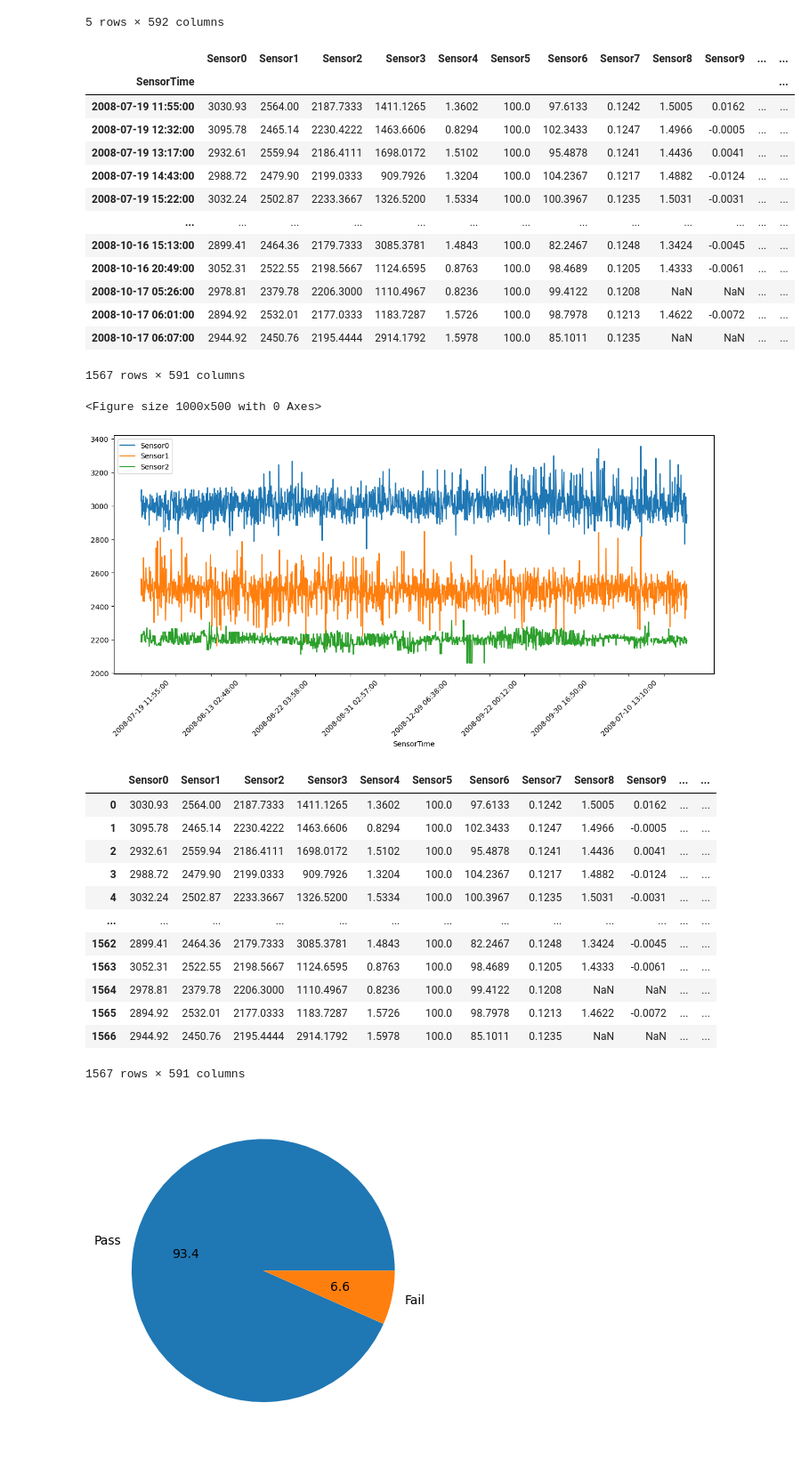
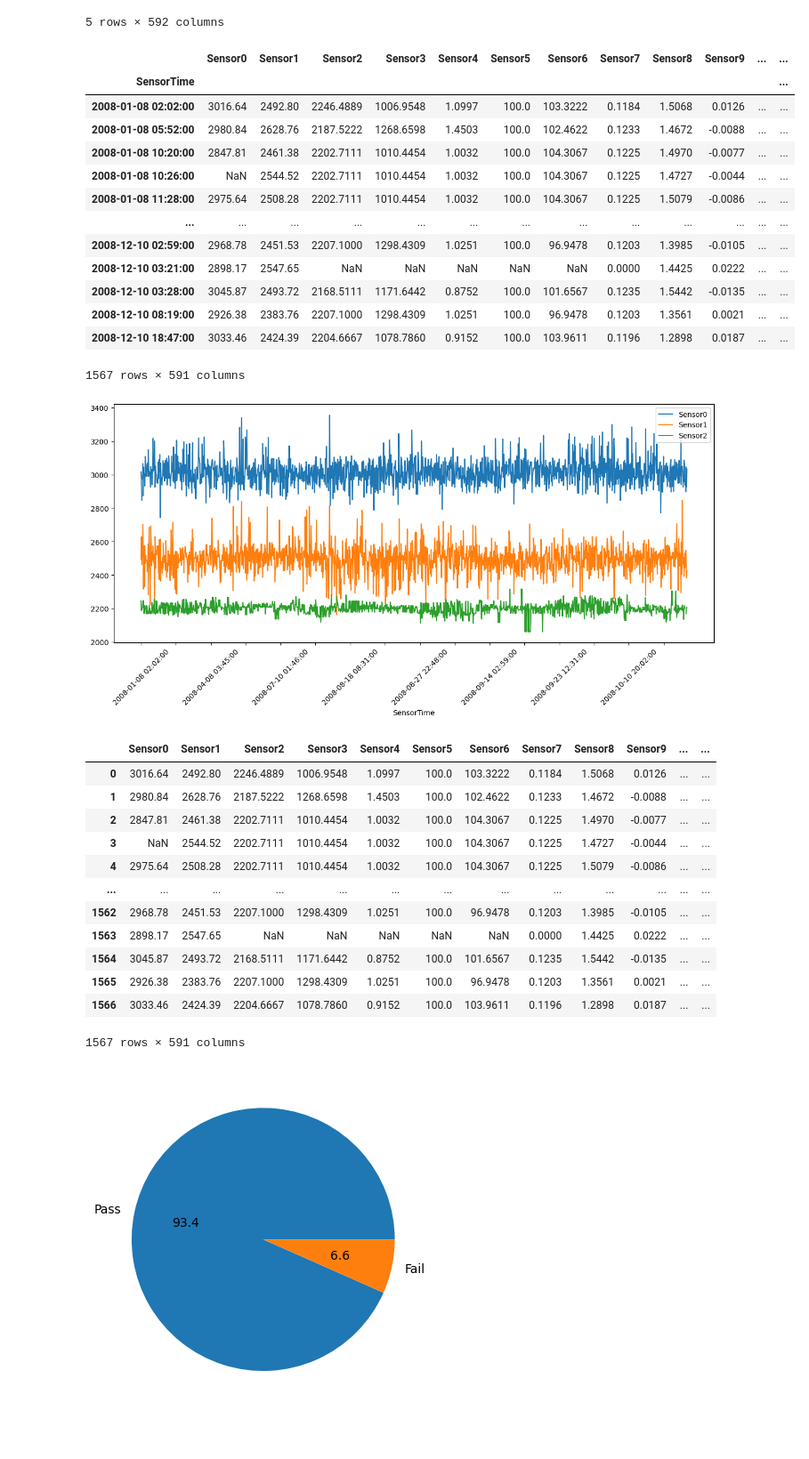
Before and after one commit to skameju/semiconductor, a Jupyter notebook: 캡스톤디자인.ipynb, the cells around one changed output. Shown at 89% size. Saved outputs shown, nothing was run; the diff lists cells and outputs as text; code cells hidden in the pictures.

```diff
--- a/캡스톤디자인.ipynb
+++ b/캡스톤디자인.ipynb
@@ -22,25 +22,24 @@ df.tail() # 마지막 5개 행 확인
 5 rows × 592 columns
 # %%
 import matplotlib.pyplot as plt
-plt.figure(figsize = (10, 5))
 df_1 = df.set_index('SensorTime')
+df_1 = df_1.sort_index(ascending = True)
 df_1
 # %% [output]
 |  | Sensor0 | Sensor1 | Sensor2 | Sensor3 | Sensor4 | Sensor5 | Sensor6 | Sensor7 | Sensor8 | Sensor9 | ... | ... |
 | SensorTime |  |  |  |  |  |  |  |  |  |  |  | ... |
-| 2008-07-19 11:55:00 | 3030.93 | 2564.00 | 2187.7333 | 1411.1265 | 1.3602 | 100.0 | 97.6133 | 0.1242 | 1.5005 | 0.0162 | ... | ... |
-| 2008-07-19 12:32:00 | 3095.78 | 2465.14 | 2230.4222 | 1463.6606 | 0.8294 | 100.0 | 102.3433 | 0.1247 | 1.4966 | -0.0005 | ... | ... |
-| 2008-07-19 13:17:00 | 2932.61 | 2559.94 | 2186.4111 | 1698.0172 | 1.5102 | 100.0 | 95.4878 | 0.1241 | 1.4436 | 0.0041 | ... | ... |
-| 2008-07-19 14:43:00 | 2988.72 | 2479.90 | 2199.0333 | 909.7926 | 1.3204 | 100.0 | 104.2367 | 0.1217 | 1.4882 | -0.0124 | ... | ... |
-| 2008-07-19 15:22:00 | 3032.24 | 2502.87 | 2233.3667 | 1326.5200 | 1.5334 | 100.0 | 100.3967 | 0.1235 | 1.5031 | -0.0031 | ... | ... |
+| 2008-01-08 02:02:00 | 3016.64 | 2492.80 | 2246.4889 | 1006.9548 | 1.0997 | 100.0 | 103.3222 | 0.1184 | 1.5068 | 0.0126 | ... | ... |
+| 2008-01-08 05:52:00 | 2980.84 | 2628.76 | 2187.5222 | 1268.6598 | 1.4503 | 100.0 | 102.4622 | 0.1233 | 1.4672 | -0.0088 | ... | ... |
+| 2008-01-08 10:20:00 | 2847.81 | 2461.38 | 2202.7111 | 1010.4454 | 1.0032 | 100.0 | 104.3067 | 0.1225 | 1.4970 | -0.0077 | ... | ... |
+| 2008-01-08 10:26:00 | NaN | 2544.52 | 2202.7111 | 1010.4454 | 1.0032 | 100.0 | 104.3067 | 0.1225 | 1.4727 | -0.0044 | ... | ... |
+| 2008-01-08 11:28:00 | 2975.64 | 2508.28 | 2202.7111 | 1010.4454 | 1.0032 | 100.0 | 104.3067 | 0.1225 | 1.5079 | -0.0086 | ... | ... |
 | ... | ... | ... | ... | ... | ... | ... | ... | ... | ... | ... | ... | ... |
-| 2008-10-16 15:13:00 | 2899.41 | 2464.36 | 2179.7333 | 3085.3781 | 1.4843 | 100.0 | 82.2467 | 0.1248 | 1.3424 | -0.0045 | ... | ... |
-| 2008-10-16 20:49:00 | 3052.31 | 2522.55 | 2198.5667 | 1124.6595 | 0.8763 | 100.0 | 98.4689 | 0.1205 | 1.4333 | -0.0061 | ... | ... |
-| 2008-10-17 05:26:00 | 2978.81 | 2379.78 | 2206.3000 | 1110.4967 | 0.8236 | 100.0 | 99.4122 | 0.1208 | NaN | NaN | ... | ... |
-| 2008-10-17 06:01:00 | 2894.92 | 2532.01 | 2177.0333 | 1183.7287 | 1.5726 | 100.0 | 98.7978 | 0.1213 | 1.4622 | -0.0072 | ... | ... |
-| 2008-10-17 06:07:00 | 2944.92 | 2450.76 | 2195.4444 | 2914.1792 | 1.5978 | 100.0 | 85.1011 | 0.1235 | NaN | NaN | ... | ... |
+| 2008-12-10 02:59:00 | 2968.78 | 2451.53 | 2207.1000 | 1298.4309 | 1.0251 | 100.0 | 96.9478 | 0.1203 | 1.3985 | -0.0105 | ... | ... |
+| 2008-12-10 03:21:00 | 2898.17 | 2547.65 | NaN | NaN | NaN | NaN | NaN | 0.0000 | 1.4425 | 0.0222 | ... | ... |
+| 2008-12-10 03:28:00 | 3045.87 | 2493.72 | 2168.5111 | 1171.6442 | 0.8752 | 100.0 | 101.6567 | 0.1235 | 1.5442 | -0.0135 | ... | ... |
+| 2008-12-10 08:19:00 | 2926.38 | 2383.76 | 2207.1000 | 1298.4309 | 1.0251 | 100.0 | 96.9478 | 0.1203 | 1.3561 | 0.0021 | ... | ... |
+| 2008-12-10 18:47:00 | 3033.46 | 2424.39 | 2204.6667 | 1078.7860 | 0.9152 | 100.0 | 103.9611 | 0.1196 | 1.2898 | 0.0187 | ... | ... |
 1567 rows × 591 columns
-<Figure size 1000x500 with 0 Axes>
 # %%
 import numpy as np
 ax = df_1.plot(y = ['Sensor0', 'Sensor1', 'Sensor2'], figsize = (15, 6))
@@ -49,23 +48,23 @@ ax.set_xticks(np.arange(0, total_len + 1, 100))
 plt.xticks(rotation = 45)
 plt.show()
 # %% [output]
-[figure, old version]
+[figure, new version]
 # %%
-data = df.drop(columns = ['SensorTime'])
+data = df_1.reset_index(drop=True)
 data # SensorTime 지운 후 data 확인
 # %% [output]
 |  | Sensor0 | Sensor1 | Sensor2 | Sensor3 | Sensor4 | Sensor5 | Sensor6 | Sensor7 | Sensor8 | Sensor9 | ... | ... |
-| 0 | 3030.93 | 2564.00 | 2187.7333 | 1411.1265 | 1.3602 | 100.0 | 97.6133 | 0.1242 | 1.5005 | 0.0162 | ... | ... |
-| 1 | 3095.78 | 2465.14 | 2230.4222 | 1463.6606 | 0.8294 | 100.0 | 102.3433 | 0.1247 | 1.4966 | -0.0005 | ... | ... |
-| 2 | 2932.61 | 2559.94 | 2186.4111 | 1698.0172 | 1.5102 | 100.0 | 95.4878 | 0.1241 | 1.4436 | 0.0041 | ... | ... |
-| 3 | 2988.72 | 2479.90 | 2199.0333 | 909.7926 | 1.3204 | 100.0 | 104.2367 | 0.1217 | 1.4882 | -0.0124 | ... | ... |
-| 4 | 3032.24 | 2502.87 | 2233.3667 | 1326.5200 | 1.5334 | 100.0 | 100.3967 | 0.1235 | 1.5031 | -0.0031 | ... | ... |
+| 0 | 3016.64 | 2492.80 | 2246.4889 | 1006.9548 | 1.0997 | 100.0 | 103.3222 | 0.1184 | 1.5068 | 0.0126 | ... | ... |
+| 1 | 2980.84 | 2628.76 | 2187.5222 | 1268.6598 | 1.4503 | 100.0 | 102.4622 | 0.1233 | 1.4672 | -0.0088 | ... | ... |
+| 2 | 2847.81 | 2461.38 | 2202.7111 | 1010.4454 | 1.0032 | 100.0 | 104.3067 | 0.1225 | 1.4970 | -0.0077 | ... | ... |
+| 3 | NaN | 2544.52 | 2202.7111 | 1010.4454 | 1.0032 | 100.0 | 104.3067 | 0.1225 | 1.4727 | -0.0044 | ... | ... |
+| 4 | 2975.64 | 2508.28 | 2202.7111 | 1010.4454 | 1.0032 | 100.0 | 104.3067 | 0.1225 | 1.5079 | -0.0086 | ... | ... |
 | ... | ... | ... | ... | ... | ... | ... | ... | ... | ... | ... | ... | ... |
-| 1562 | 2899.41 | 2464.36 | 2179.7333 | 3085.3781 | 1.4843 | 100.0 | 82.2467 | 0.1248 | 1.3424 | -0.0045 | ... | ... |
-| 1563 | 3052.31 | 2522.55 | 2198.5667 | 1124.6595 | 0.8763 | 100.0 | 98.4689 | 0.1205 | 1.4333 | -0.0061 | ... | ... |
-| 1564 | 2978.81 | 2379.78 | 2206.3000 | 1110.4967 | 0.8236 | 100.0 | 99.4122 | 0.1208 | NaN | NaN | ... | ... |
-| 1565 | 2894.92 | 2532.01 | 2177.0333 | 1183.7287 | 1.5726 | 100.0 | 98.7978 | 0.1213 | 1.4622 | -0.0072 | ... | ... |
-| 1566 | 2944.92 | 2450.76 | 2195.4444 | 2914.1792 | 1.5978 | 100.0 | 85.1011 | 0.1235 | NaN | NaN | ... | ... |
+| 1562 | 2968.78 | 2451.53 | 2207.1000 | 1298.4309 | 1.0251 | 100.0 | 96.9478 | 0.1203 | 1.3985 | -0.0105 | ... | ... |
+| 1563 | 2898.17 | 2547.65 | NaN | NaN | NaN | NaN | NaN | 0.0000 | 1.4425 | 0.0222 | ... | ... |
+| 1564 | 3045.87 | 2493.72 | 2168.5111 | 1171.6442 | 0.8752 | 100.0 | 101.6567 | 0.1235 | 1.5442 | -0.0135 | ... | ... |
+| 1565 | 2926.38 | 2383.76 | 2207.1000 | 1298.4309 | 1.0251 | 100.0 | 96.9478 | 0.1203 | 1.3561 | 0.0021 | ... | ... |
+| 1566 | 3033.46 | 2424.39 | 2204.6667 | 1078.7860 | 0.9152 | 100.0 | 103.9611 | 0.1196 | 1.2898 | 0.0187 | ... | ... |
 1567 rows × 591 columns
 # %%
 # 공정 합격, 불량 개수 count하고 pie chart로 확인 결과 pass 93.4%, fail 6.6%
```
Also changed, not shown: parts of 5 cells of this notebook.
